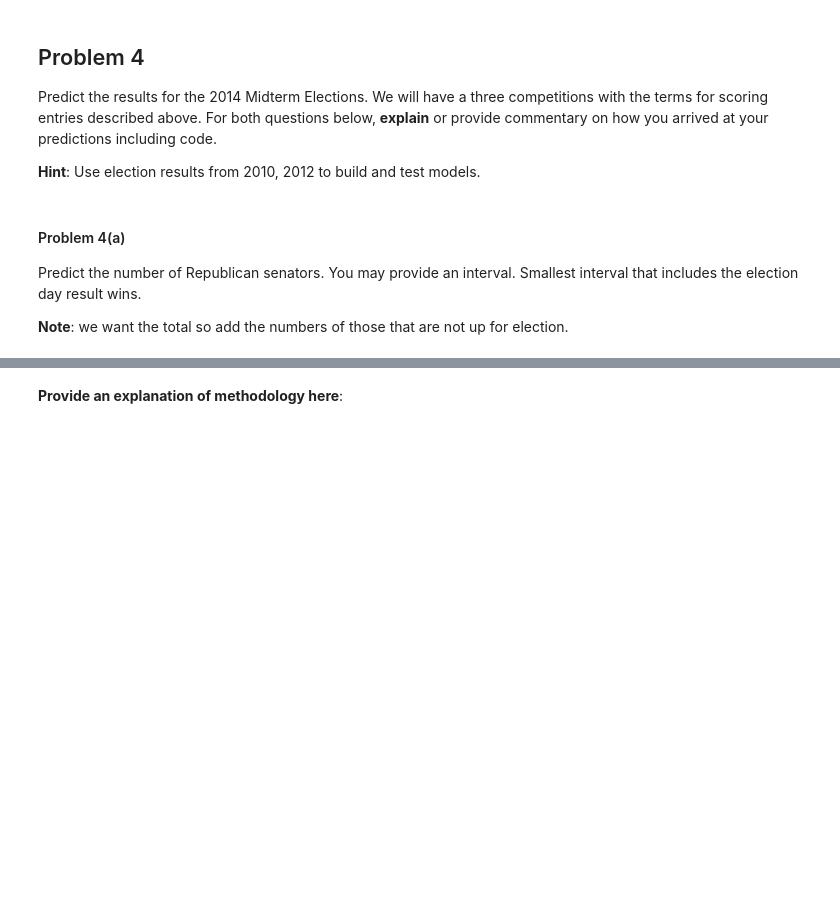
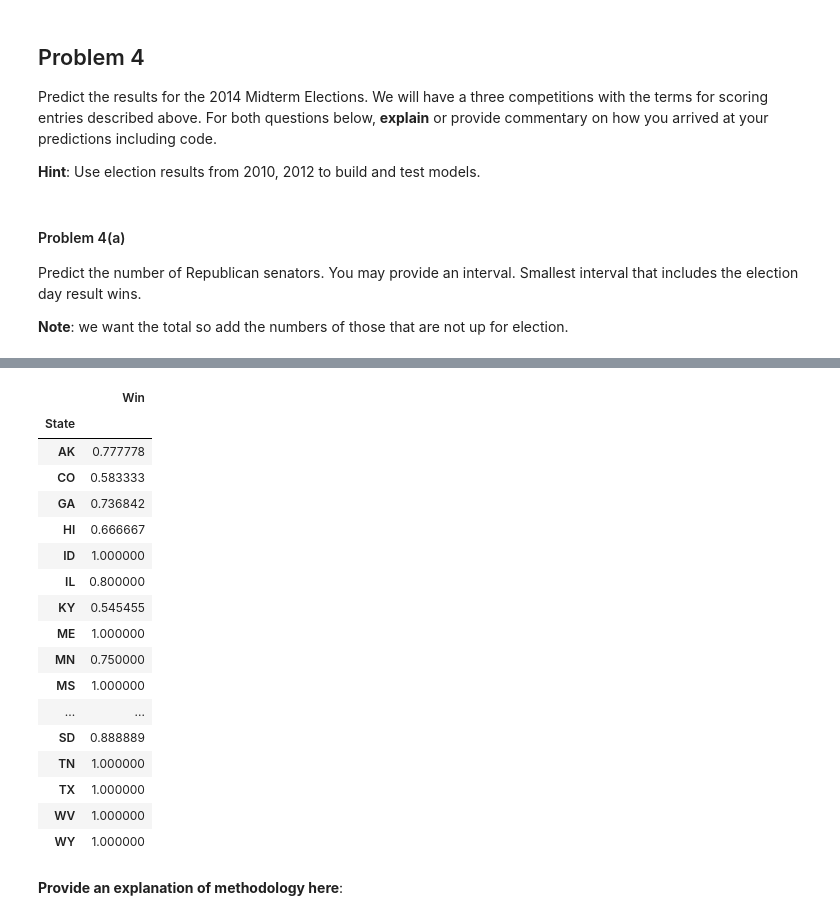
Before and after one commit to dimagalat/CSCI_E-109, a Jupyter notebook: homework/santos_n_hw4/HW4.ipynb, the cells around one changed output, grey strips where cells are left out. Cells and saved outputs as stored; diff of their text form; code cells hidden in the pictures; blank space fills up the shorter version.

```diff
--- a/homework/santos_n_hw4/HW4.ipynb
+++ b/homework/santos_n_hw4/HW4.ipynb
@@ -515,0 +598,3 @@ Predict the number of Republican senators. You may provide an interval. Smallest
+# %%
+x, _ = prep_senate_data(2014)
+x[:5]
@@ -515,0 +607,7 @@ Predict the number of Republican senators. You may provide an interval. Smallest
+# %%
+predic_states = [fips_codes[fips_codes["State FIPS Code"] == param[2]]["State Abbreviation"].values[0] for param in x]
+# %%
+predic_wins = clf.predict(x)
+# %%
+predic_df = pd.DataFrame({"State": predic_states, "Win": predic_wins}).groupby("State").mean()
+predic_df.head()
@@ -516,3 +622,24 @@ Predict the number of Republican senators. You may provide an interval. Smallest
+# %%
+predic_df[predic_df["Win"] > .5]
+# %% [output]
+|  | Win |
+| State |  |
+| AK | 0.777778 |
+| CO | 0.583333 |
+| GA | 0.736842 |
+| HI | 0.666667 |
+| ID | 1.000000 |
+| IL | 0.800000 |
+| KY | 0.545455 |
+| ME | 1.000000 |
+| MN | 0.750000 |
+| MS | 1.000000 |
+| ... | ... |
+| SD | 0.888889 |
+| TN | 1.000000 |
+| TX | 1.000000 |
+| WV | 1.000000 |
+| WY | 1.000000 |
 # %% [markdown]
 **Provide an explanation of methodology here**:
 # %% [markdown]
```
Also changed, not shown: parts of 19 cells of this notebook, 1 other file.
